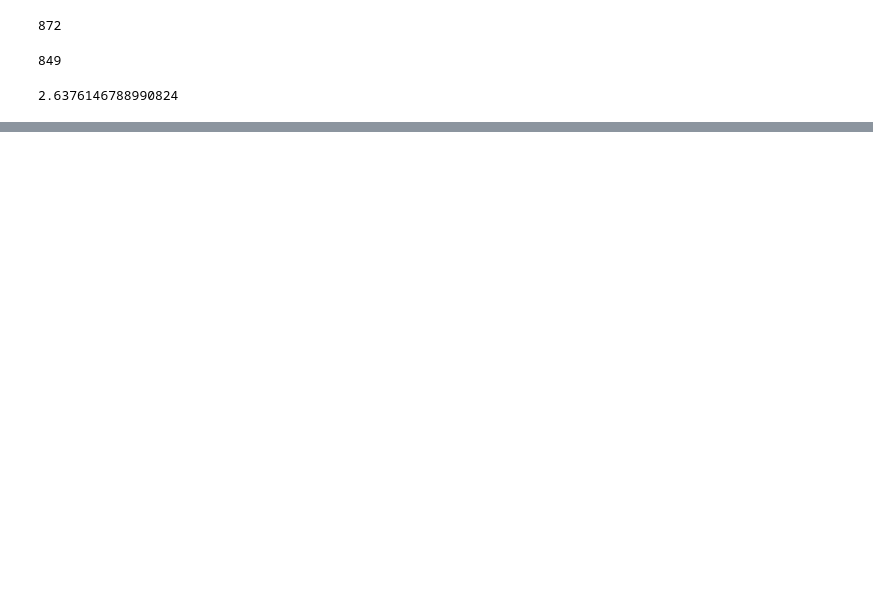
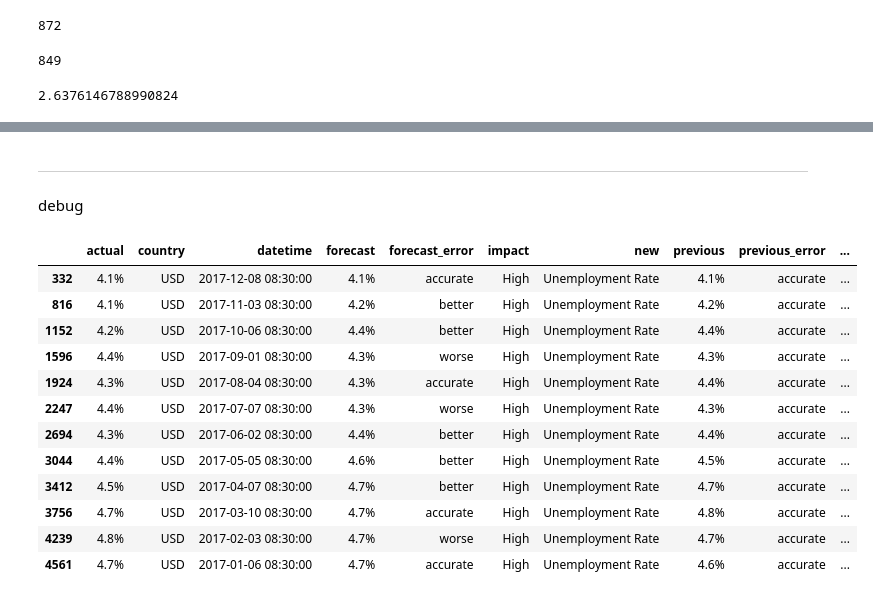
Before and after one commit to msanzsanz/PFM_EconomicNewsImpact, a Jupyter notebook: code/data_curation/data_familiarity.ipynb, the cells around one changed output, grey strips where cells are left out. Cells and saved outputs as stored; diff of their text form; code cells hidden in the pictures; blank space fills up the shorter version.

```diff
--- a/code/data_curation/data_familiarity.ipynb
+++ b/code/data_curation/data_familiarity.ipynb
@@ -581,3 +581,22 @@ df.head(2)
 |  | index | actual | country | datetime | forecast | forecast_error | impact | new | previous | ... |
 | 0 | 2017-01-03 14:50:00+00:00 | 54.3 | USD | 2017-01-03 09:45:00 | 54.2 | accurate | Low | Final Manufacturing PMI | 54.2 | ... |
 | 1 | 2017-01-03 15:05:00+00:00 | 54.7 | USD | 2017-01-03 10:00:00 | 53.7 | better | High | ISM Manufacturing PMI | 53.2 | ... |
+# %% [markdown]
+-----
+debug
+# %%
+ff_2017_USA[ff_2017_USA['new'] == 'Unemployment Rate']
+# %% [output]
+|  | actual | country | datetime | forecast | forecast_error | impact | new | previous | previous_error | ... |
+| 332 | 4.1% | USD | 2017-12-08 08:30:00 | 4.1% | accurate | High | Unemployment Rate | 4.1% | accurate | ... |
+| 816 | 4.1% | USD | 2017-11-03 08:30:00 | 4.2% | better | High | Unemployment Rate | 4.2% | accurate | ... |
+| 1152 | 4.2% | USD | 2017-10-06 08:30:00 | 4.4% | better | High | Unemployment Rate | 4.4% | accurate | ... |
+| 1596 | 4.4% | USD | 2017-09-01 08:30:00 | 4.3% | worse | High | Unemployment Rate | 4.3% | accurate | ... |
+| 1924 | 4.3% | USD | 2017-08-04 08:30:00 | 4.3% | accurate | High | Unemployment Rate | 4.4% | accurate | ... |
+| 2247 | 4.4% | USD | 2017-07-07 08:30:00 | 4.3% | worse | High | Unemployment Rate | 4.3% | accurate | ... |
+| 2694 | 4.3% | USD | 2017-06-02 08:30:00 | 4.4% | better | High | Unemployment Rate | 4.4% | accurate | ... |
+| 3044 | 4.4% | USD | 2017-05-05 08:30:00 | 4.6% | better | High | Unemployment Rate | 4.5% | accurate | ... |
+| 3412 | 4.5% | USD | 2017-04-07 08:30:00 | 4.7% | better | High | Unemployment Rate | 4.7% | accurate | ... |
+| 3756 | 4.7% | USD | 2017-03-10 08:30:00 | 4.7% | accurate | High | Unemployment Rate | 4.8% | accurate | ... |
+| 4239 | 4.8% | USD | 2017-02-03 08:30:00 | 4.7% | worse | High | Unemployment Rate | 4.7% | accurate | ... |
+| 4561 | 4.7% | USD | 2017-01-06 08:30:00 | 4.7% | accurate | High | Unemployment Rate | 4.6% | accurate | ... |
```
Also changed, not shown: parts of 2 cells of this notebook, 17 other files.
